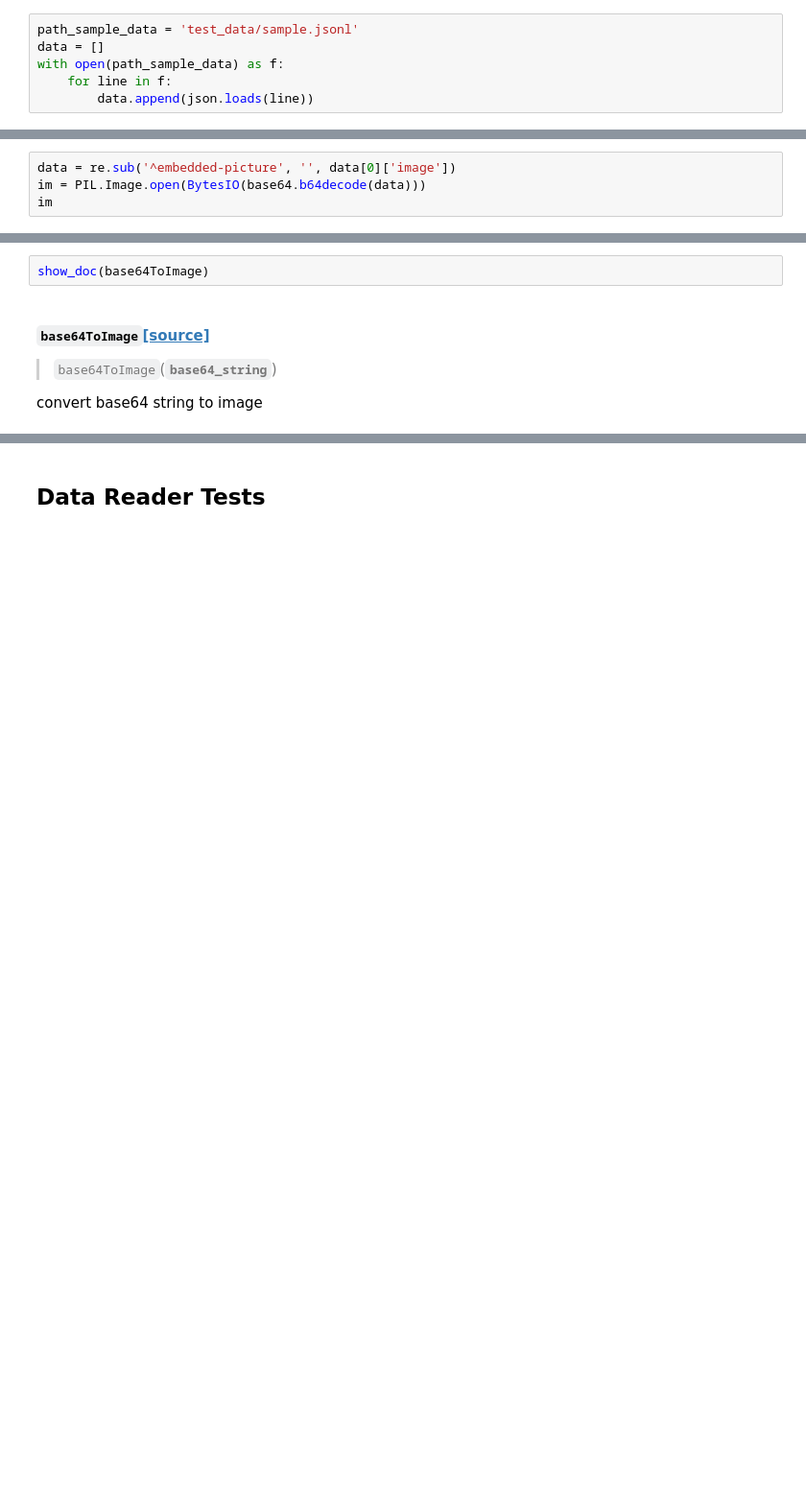
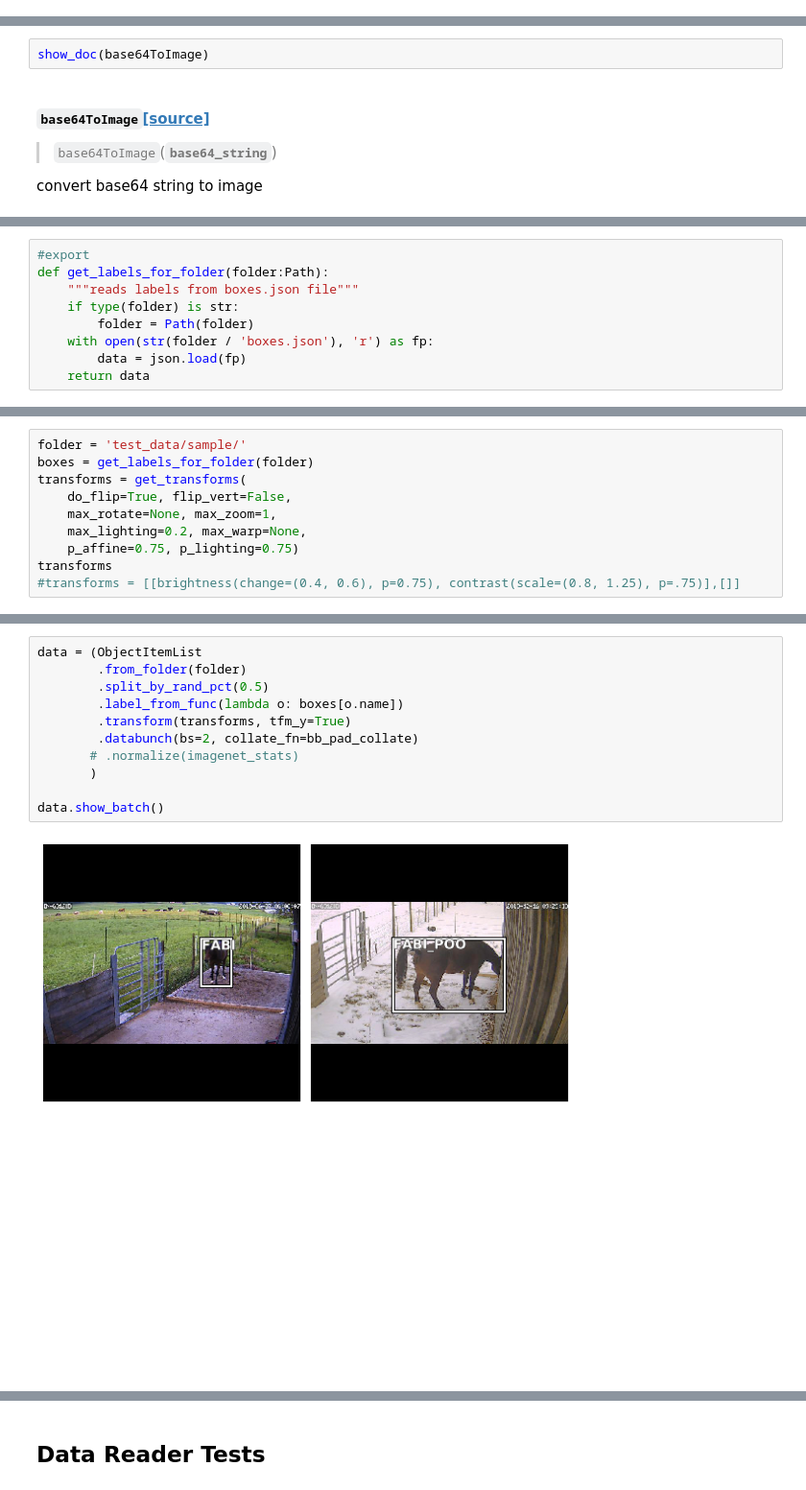
Before and after one commit to SubmitCode/PooDetector, a Jupyter notebook: nbs/00_dataset.ipynb, the cells around one changed output, grey strips where cells are left out. Shown at 96% size. Drawn from its saved outputs; the diff is of its cells as text; blank space fills up the shorter version.

```diff
--- a/nbs/00_dataset.ipynb
+++ b/nbs/00_dataset.ipynb
@@ -20,9 +24,3 @@ import jsonlines
 from torch.utils.data import Dataset, DataLoader
 from io import BytesIO
 from fastai.vision import *
-# %%
-path_sample_data = 'test_data/sample.jsonl'
-data = []
-with open(path_sample_data) as f:
-    for line in f:
-        data.append(json.loads(line))
@@ -43,4 +26,0 @@ lst.append(data)
-# %%
-data = re.sub('^embedded-picture', '', data[0]['image'])
-im = PIL.Image.open(BytesIO(base64.b64decode(data)))
-im
@@ -216,0 +193,9 @@ class ProdigyDataReader(Dataset):
+# %%
+#export
+def get_labels_for_folder(folder:Path):
+    """reads labels from boxes.json file"""
+    if type(folder) is str:
+        folder = Path(folder)
+    with open(str(folder / 'boxes.json'), 'r') as fp:
+        data = json.load(fp)
+    return data
@@ -216,0 +210,10 @@ class ProdigyDataReader(Dataset):
+# %%
+folder = 'test_data/sample/'
+boxes = get_labels_for_folder(folder)
+transforms = get_transforms(
+    do_flip=True, flip_vert=False,
+    max_rotate=None, max_zoom=1,
+    max_lighting=0.2, max_warp=None,
+    p_affine=0.75, p_lighting=0.75)
+transforms
+#transforms = [[brightness(change=(0.4, 0.6), p=0.75), contrast(scale=(0.8, 1.25), p=.75)],[]]
@@ -216,0 +226,13 @@ class ProdigyDataReader(Dataset):
+# %%
+data = (ObjectItemList
+        .from_folder(folder)
+        .split_by_rand_pct(0.5)
+        .label_from_func(lambda o: boxes[o.name])
+        .transform(transforms, tfm_y=True)
+        .databunch(bs=2, collate_fn=bb_pad_collate)
+       # .normalize(imagenet_stats)
+       )
+
+data.show_batch()
+# %% [output]
+[figure, added]
```
Also changed, not shown: parts of 40 cells of this notebook, 14 other files.
